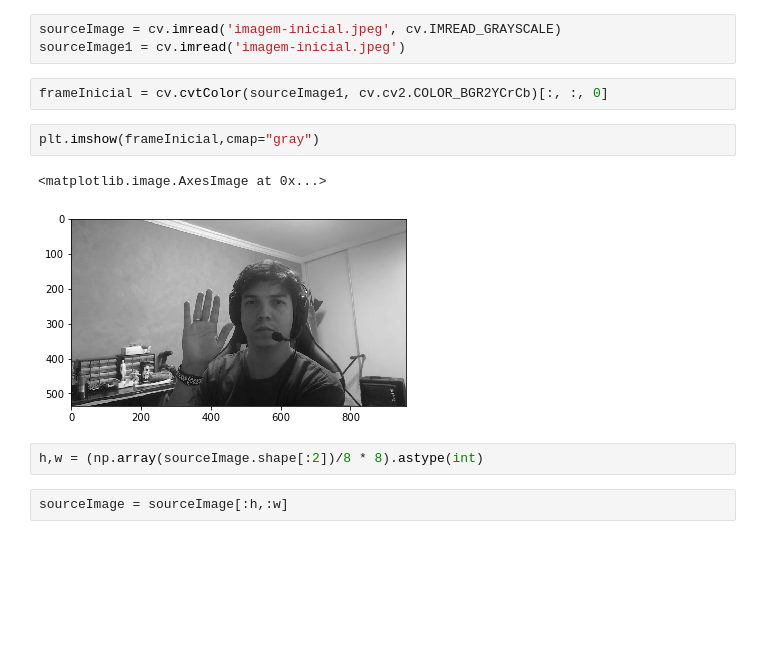
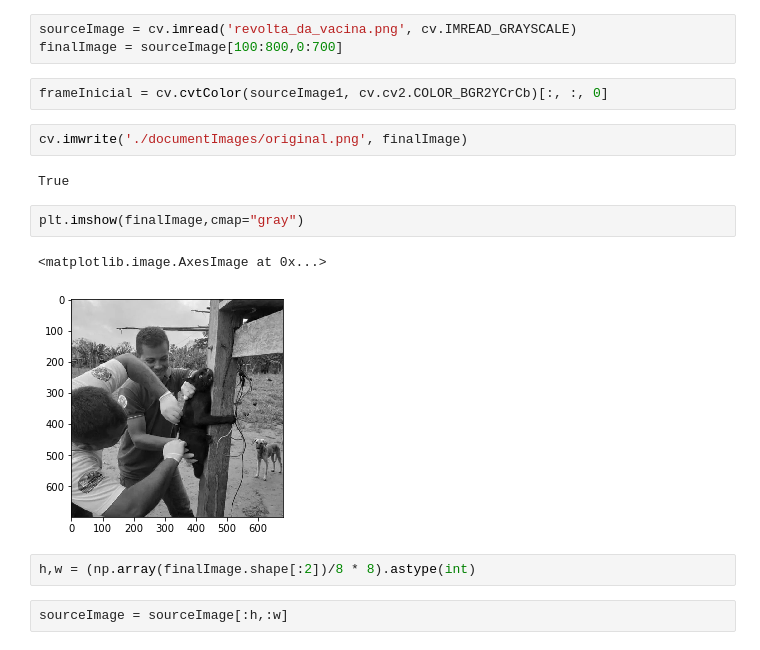
Before and after one commit to phaluch/tcc, a Jupyter notebook: Compression Ratio Test.ipynb, the cells around one changed output. Saved outputs shown, nothing was run; the diff lists cells and outputs as text; blank space fills up the shorter version.

```diff
--- a/Compression Ratio Test.ipynb
+++ b/Compression Ratio Test.ipynb
@@ -5,17 +5,21 @@ from matplotlib import pyplot as plt
 from matplotlib.colors import Normalize
 import matplotlib.cm as cm
 # %%
-sourceImage = cv.imread('imagem-inicial.jpeg', cv.IMREAD_GRAYSCALE)
-sourceImage1 = cv.imread('imagem-inicial.jpeg')
+sourceImage = cv.imread('revolta_da_vacina.png', cv.IMREAD_GRAYSCALE)
+finalImage = sourceImage[100:800,0:700]
 # %%
 frameInicial = cv.cvtColor(sourceImage1, cv.cv2.COLOR_BGR2YCrCb)[:, :, 0]
+# %%
+cv.imwrite('./documentImages/original.png', finalImage)
+# %% [output]
+True
 # %%
-plt.imshow(frameInicial,cmap="gray")
+plt.imshow(finalImage,cmap="gray")
 # %% [output]
 <matplotlib.image.AxesImage at 0x...>
-[figure, old version]
+[figure, new version]
 # %%
-h,w = (np.array(sourceImage.shape[:2])/8 * 8).astype(int)
+h,w = (np.array(finalImage.shape[:2])/8 * 8).astype(int)
 # %%
 sourceImage = sourceImage[:h,:w]
 # %%
```
Also changed, not shown: parts of 7 cells of this notebook, 12 other files.
